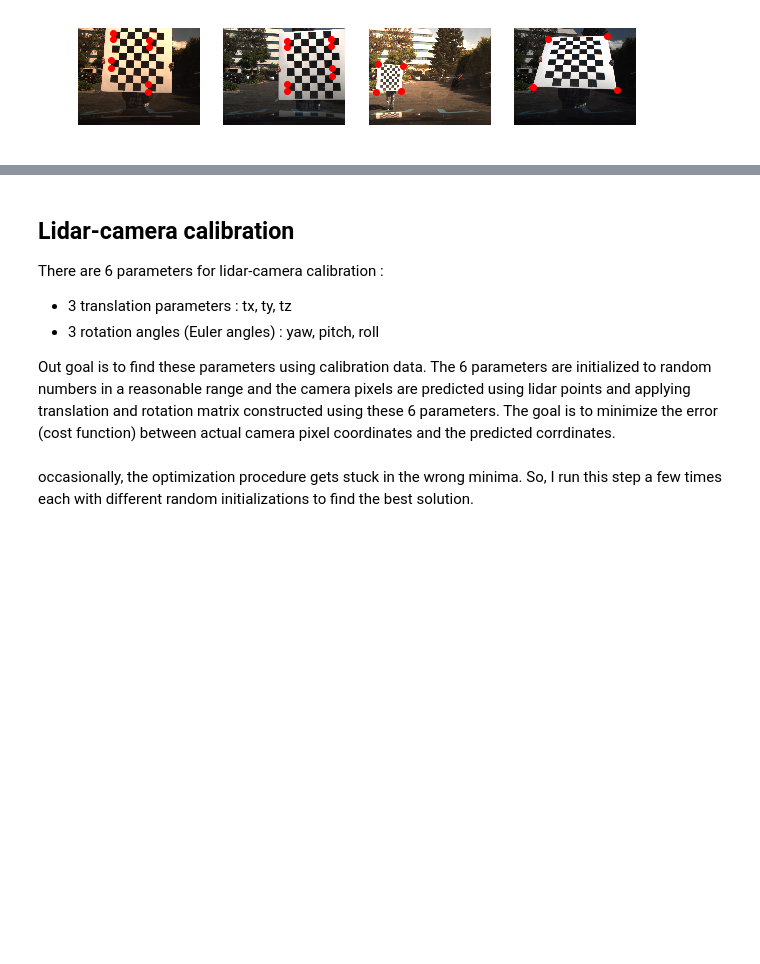
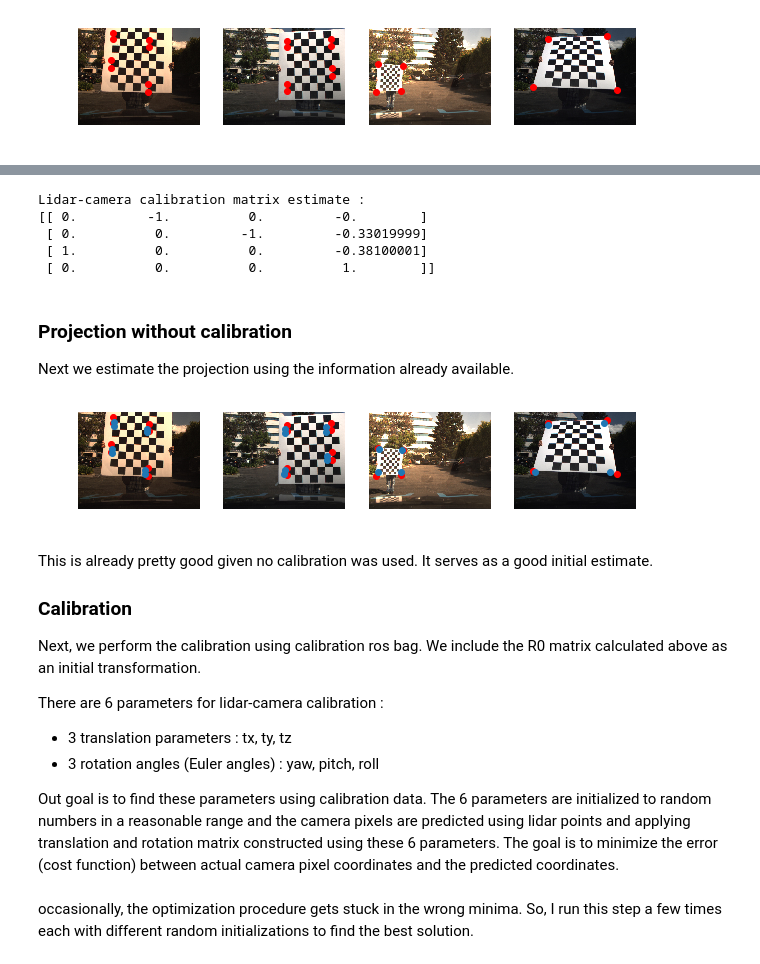
Before and after one commit to bostondiditeam/MV3D, a Jupyter notebook: utils/calibration/Calibration.ipynb, the cells around one changed output, grey strips where cells are left out. Cells and saved outputs as stored; diff of their text form; code cells hidden in the pictures; blank space fills up the shorter version.

Commit message:
calibration updated

```diff
--- a/utils/calibration/Calibration.ipynb
+++ b/utils/calibration/Calibration.ipynb
@@ -128,11 +140,54 @@ for frame, img_file, ax in zip(poi, images, axes) :
+# %%
+R0 = np.array([[ 0,-1, 0, 0],
+               [ 0, 0,-1, 0],
+               [ 1, 0, 0, 0],
+               [ 0, 0, 0, 1]], dtype=np.float32)
+cam_base = np.array([1.9304, 0, 0.9398])
+lidar_base = np.array([1.5494, 0, 1.27])
+offset = lidar_base - cam_base
+R0[:,3] = np.array([-offset[1],-offset[2],offset[0],1])
+print('Lidar-camera calibration matrix estimate :')
+print(R0)
+# %% [output]
+Lidar-camera calibration matrix estimate :
+[[ 0.         -1.          0.         -0.        ]
+ [ 0.          0.         -1.         -0.33019999]
+ [ 1.          0.          0.         -0.38100001]
+ [ 0.          0.          0.          1.        ]]
+# %% [markdown]
+### Projection without calibration
+
+Next we estimate the projection using the information already available.
+# %%
+fig, axes = plt.subplots(1, 4, figsize=(10,8))
+
+for frame, img_file, ax in zip(poi, images, axes) :
+    img = cv2.imread(img_file)
+    img = BGR2RGB(img)
+    ax.imshow(img)
+    pts = np.array(frame['camera'])
+    ax.scatter(pts.T[0], pts.T[1], c='red')
+    ax.axis('off')
+    pts_pred = []
+    for pt_cloud, pt_cam in zip(frame['cloud'],frame['camera']) :
+        rotated_pt = R0.dot(pt_cloud+[1])
+        pts_pred.append(cameraModel.project3dToPixel(rotated_pt))
+    pts_pred = np.array(pts_pred)
+    ax.scatter(pts_pred.T[0], pts_pred.T[1])
+# %% [output]
+[figure, added]
 # %% [markdown]
-## Lidar-camera calibration
+This is already pretty good given no calibration was used. It serves as a good initial estimate.
+
+### Calibration
+
+Next, we perform the calibration using calibration ros bag. We include the R0 matrix calculated above as an initial transformation.
 
 There are 6 parameters for lidar-camera calibration :
 * 3 translation parameters : tx, ty, tz
 * 3 rotation angles (Euler angles) : yaw, pitch, roll
 
-Out goal is to find these parameters using calibration data. The 6 parameters are initialized to random numbers in a reasonable range and the camera pixels are predicted using lidar points and applying translation and rotation matrix constructed using these 6 parameters. The goal is to minimize the error (cost function) between actual camera pixel coordinates and the predicted corrdinates.
+Out goal is to find these parameters using calibration data. The 6 parameters are initialized to random numbers in a reasonable range and the camera pixels are predicted using lidar points and applying translation and rotation matrix constructed using these 6 parameters. The goal is to minimize the error (cost function) between actual camera pixel coordinates and the predicted coordinates.
 # %%
 def costFunc(x) :
     tx, ty, tz, yaw, pitch, roll = x
```
Also changed, not shown: parts of 7 cells of this notebook.
